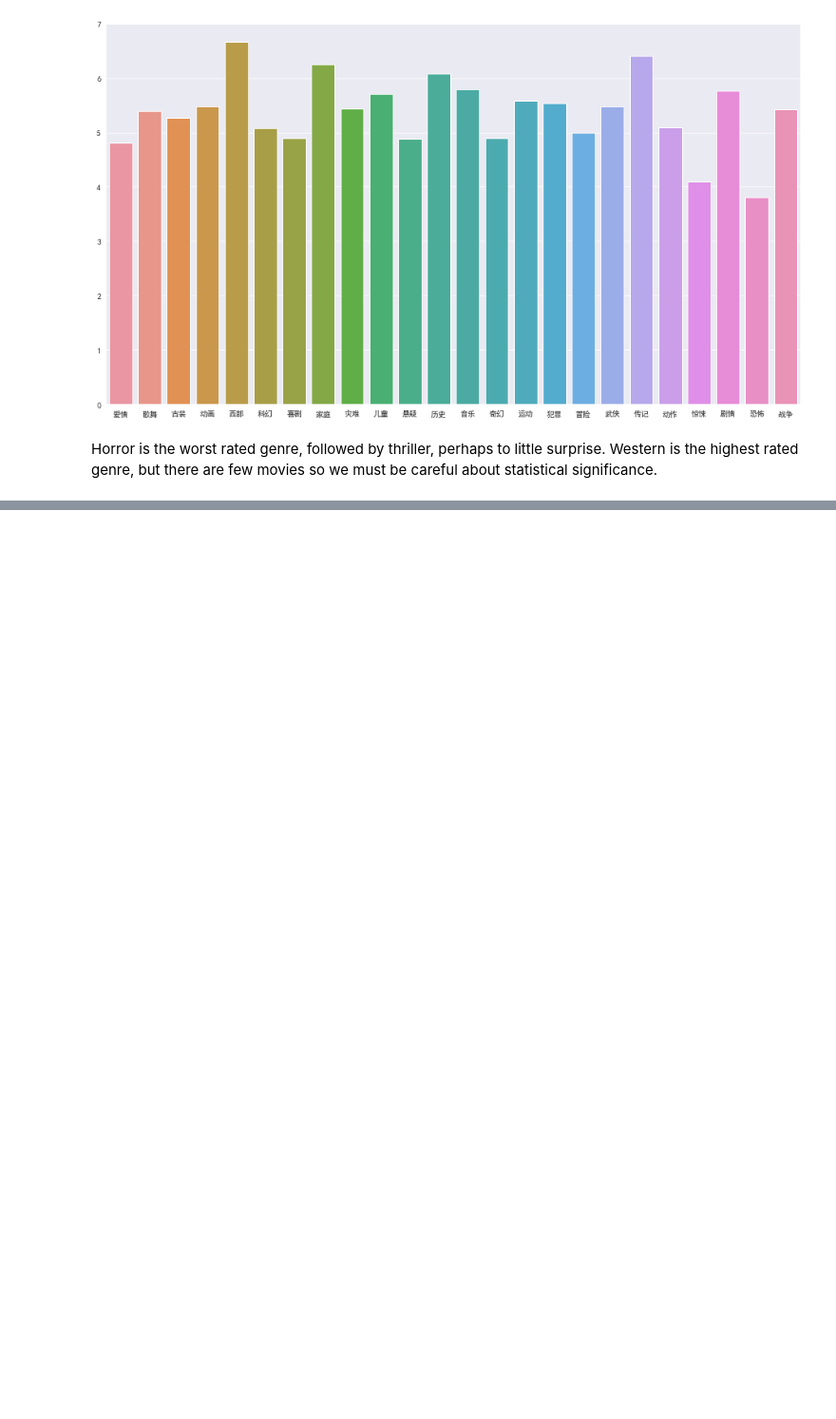
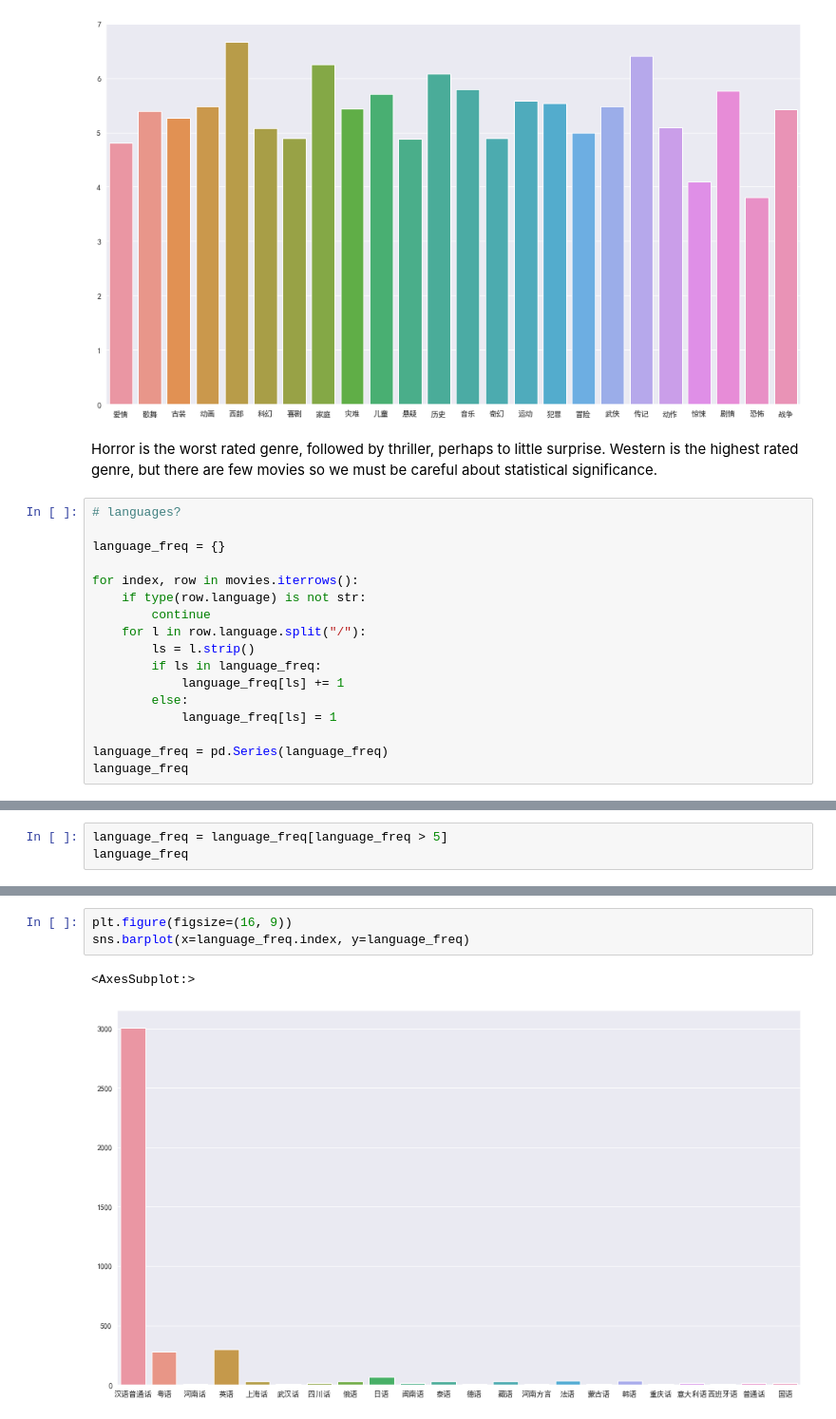
Before and after one commit to contrasting/jingo, a Jupyter notebook: 02a Summary Statistics.ipynb, the cells around one changed output, grey strips where cells are left out. Shown: that part at 95% size. Cells and saved outputs as stored; diff of their text form; blank space fills up the shorter version.

Commit message:
add language analysis to summary statistics

```diff
--- a/02a Summary Statistics.ipynb
+++ b/02a Summary Statistics.ipynb
@@ -322,3 +321,20 @@ sns.barplot(x=genre_mean.index, y=genre_mean)
 [figure]
 # %% [markdown]
 Horror is the worst rated genre, followed by thriller, perhaps to little surprise. Western is the highest rated genre, but there are few movies so we must be careful about statistical significance.
+# %%
+# languages?
+
+language_freq = {}
+
+for index, row in movies.iterrows():
+    if type(row.language) is not str:
+        continue
+    for l in row.language.split("/"):
+        ls = l.strip()
+        if ls in language_freq:
+            language_freq[ls] += 1
+        else:
+            language_freq[ls] = 1
+
+language_freq = pd.Series(language_freq)
+language_freq
@@ -324,0 +354,3 @@ Horror is the worst rated genre, followed by thriller, perhaps to little surpris
+# %%
+language_freq = language_freq[language_freq > 5]
+language_freq
@@ -324,0 +375,6 @@ Horror is the worst rated genre, followed by thriller, perhaps to little surpris
+# %%
+plt.figure(figsize=(16, 9))
+sns.barplot(x=language_freq.index, y=language_freq)
+# %% [output]
+<AxesSubplot:>
+[figure, added]
```
Also changed, not shown: parts of 6 cells of this notebook.
